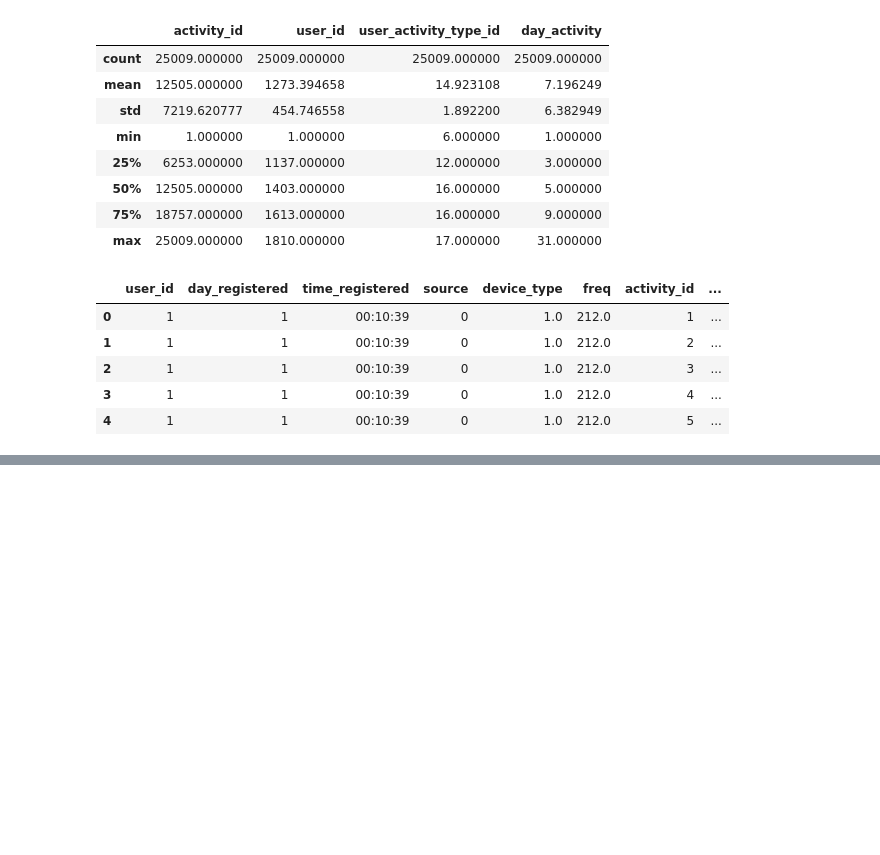
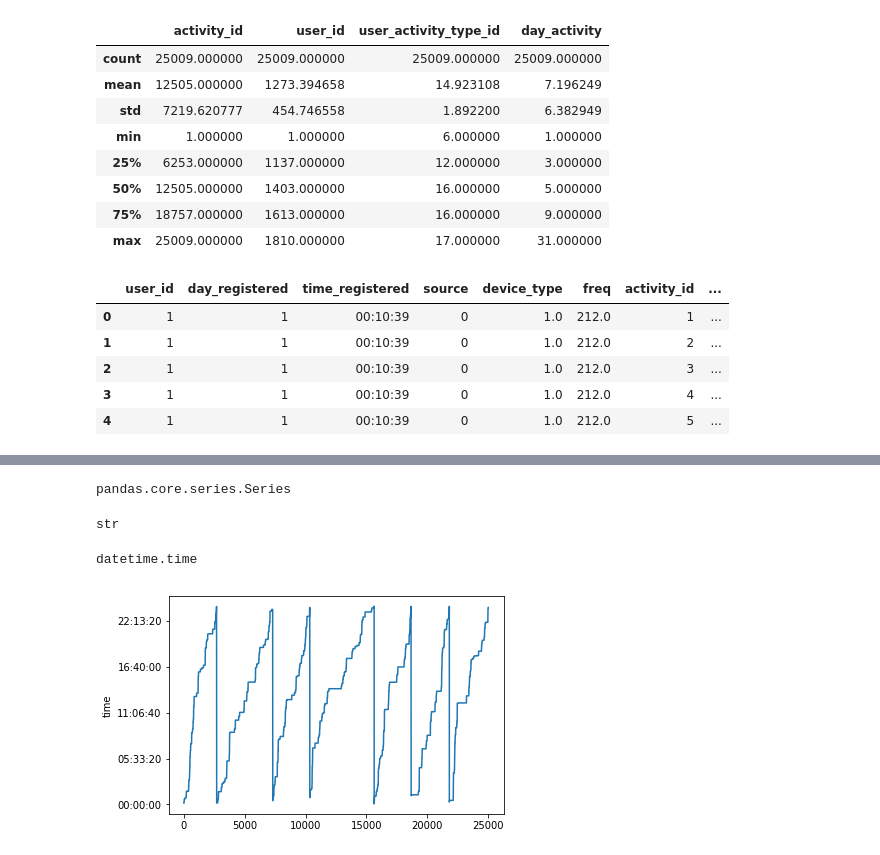
Before and after one commit to Amanpradhan/User-Activity-Analsysis, a Jupyter notebook: visualisation.ipynb, the cells around one changed output, grey strips where cells are left out. Cells and saved outputs as stored; diff of their text form; code cells hidden in the pictures; blank space fills up the shorter version.

```diff
--- a/visualisation.ipynb
+++ b/visualisation.ipynb
@@ -235,0 +290,8 @@ result
+# %%
+type(result['time_registered'] )
+# %% [output]
+pandas.core.series.Series
+# %%
+type(result.time_registered[0])
+# %% [output]
+str
@@ -236,3 +304,12 @@ result
+# %%
+type(result['float_time_registered'][0])
+# %% [output]
+datetime.time
+# %%
+plt.plot(result['float_time_registered'])
+plt.show()
+# %% [output]
+[figure, added]
 # %%
 import seaborn as sns
 %matplotlib inline
```
Also changed, not shown: parts of 29 cells of this notebook.
